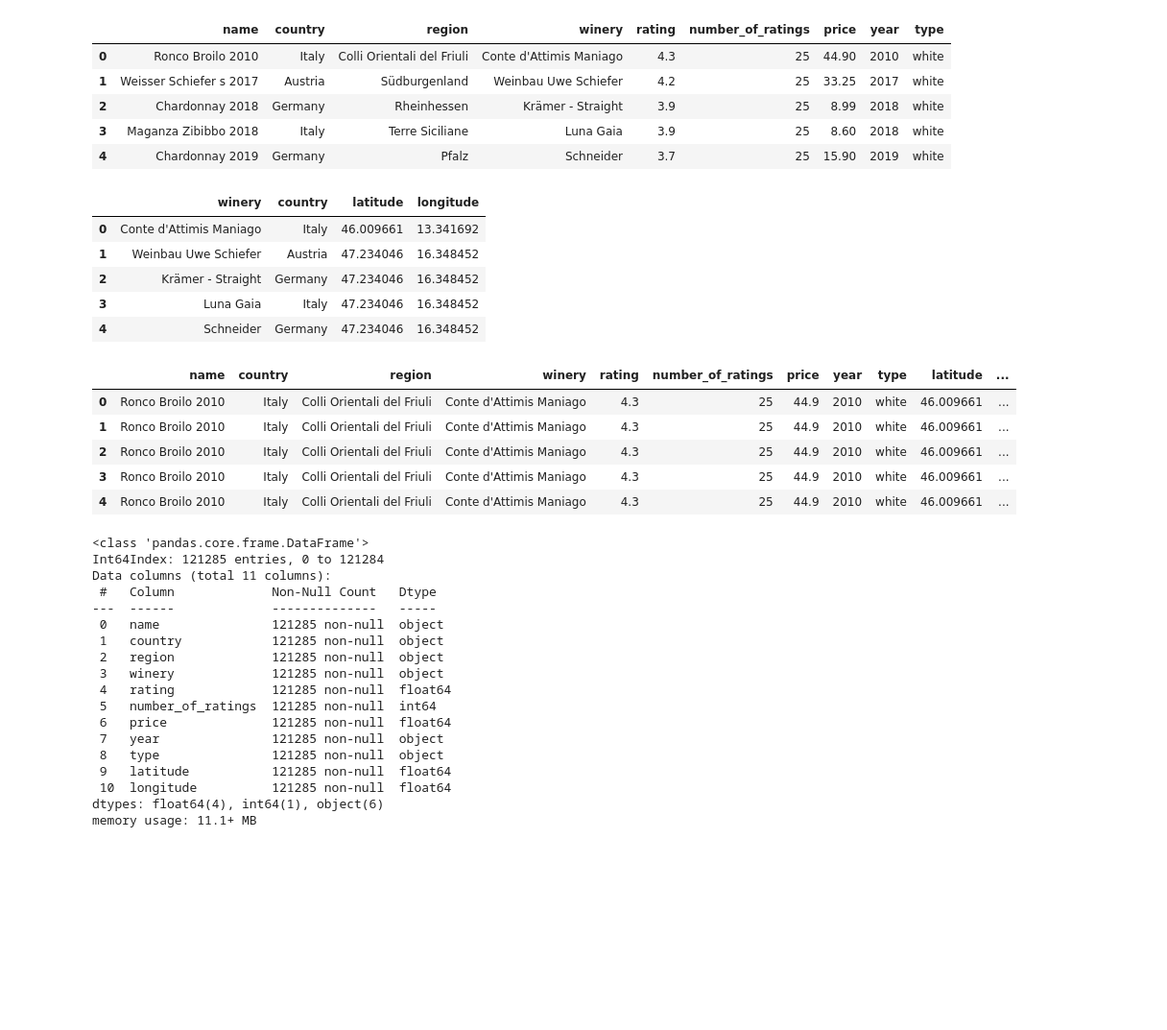
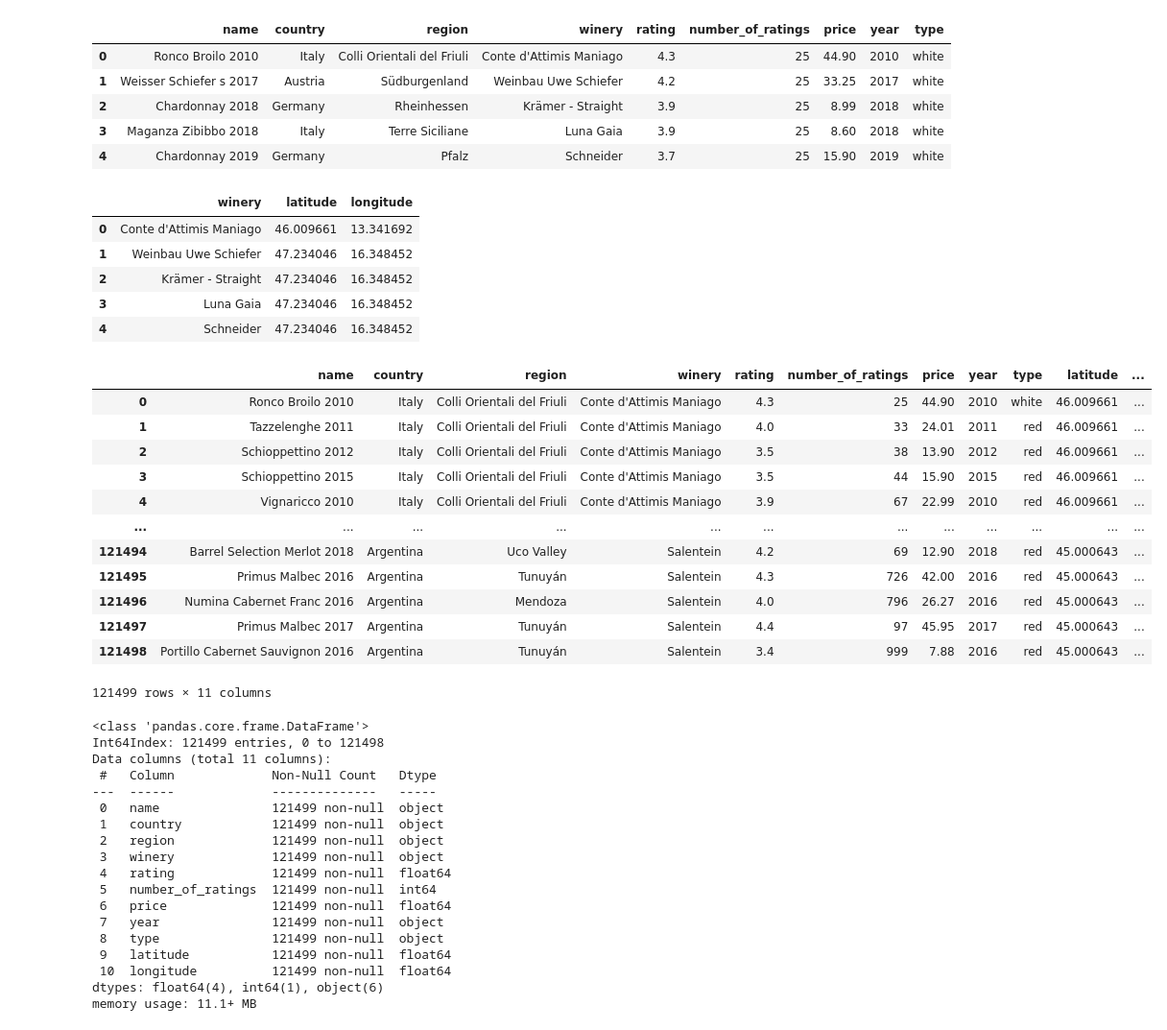
Before and after one commit to Shaunghnessy/Project4_WineQuality, a Jupyter notebook: Bee/combine_csvs.ipynb, the cells around one changed output. Shown: that part at 96% size. Saved outputs shown, nothing was run; the diff lists cells and outputs as text; code cells hidden in the pictures; blank space fills up the shorter version.

```diff
--- a/Bee/combine_csvs.ipynb
+++ b/Bee/combine_csvs.ipynb
@@ -108,43 +108,50 @@ df.head()
 | 3 | Maganza Zibibbo 2018 | Italy | Terre Siciliane | Luna Gaia | 3.9 | 25 | 8.60 | 2018 | white |
 | 4 | Chardonnay 2019 | Germany | Pfalz | Schneider | 3.7 | 25 | 15.90 | 2019 | white |
 # %%
-loc_df = loc_df.drop(columns="name")
+loc_df = loc_df.drop(columns=["name", "country"])
 loc_df.head()
 # %% [output]
-|  | winery | country | latitude | longitude |
-| 0 | Conte d'Attimis Maniago | Italy | 46.009661 | 13.341692 |
-| 1 | Weinbau Uwe Schiefer | Austria | 47.234046 | 16.348452 |
-| 2 | Krämer - Straight | Germany | 47.234046 | 16.348452 |
-| 3 | Luna Gaia | Italy | 47.234046 | 16.348452 |
-| 4 | Schneider | Germany | 47.234046 | 16.348452 |
+|  | winery | latitude | longitude |
+| 0 | Conte d'Attimis Maniago | 46.009661 | 13.341692 |
+| 1 | Weinbau Uwe Schiefer | 47.234046 | 16.348452 |
+| 2 | Krämer - Straight | 47.234046 | 16.348452 |
+| 3 | Luna Gaia | 47.234046 | 16.348452 |
+| 4 | Schneider | 47.234046 | 16.348452 |
 # %%
-new_df = pd.merge(df, loc_df, how="left", on=["winery", "country"])
-new_df.head()
+new_df = pd.merge(df, loc_df, how="right", on="winery")
+new_df
 # %% [output]
 |  | name | country | region | winery | rating | number_of_ratings | price | year | type | latitude | ... |
-| 0 | Ronco Broilo 2010 | Italy | Colli Orientali del Friuli | Conte d'Attimis Maniago | 4.3 | 25 | 44.9 | 2010 | white | 46.009661 | ... |
-| 1 | Ronco Broilo 2010 | Italy | Colli Orientali del Friuli | Conte d'Attimis Maniago | 4.3 | 25 | 44.9 | 2010 | white | 46.009661 | ... |
-| 2 | Ronco Broilo 2010 | Italy | Colli Orientali del Friuli | Conte d'Attimis Maniago | 4.3 | 25 | 44.9 | 2010 | white | 46.009661 | ... |
-| 3 | Ronco Broilo 2010 | Italy | Colli Orientali del Friuli | Conte d'Attimis Maniago | 4.3 | 25 | 44.9 | 2010 | white | 46.009661 | ... |
-| 4 | Ronco Broilo 2010 | Italy | Colli Orientali del Friuli | Conte d'Attimis Maniago | 4.3 | 25 | 44.9 | 2010 | white | 46.009661 | ... |
+| 0 | Ronco Broilo 2010 | Italy | Colli Orientali del Friuli | Conte d'Attimis Maniago | 4.3 | 25 | 44.90 | 2010 | white | 46.009661 | ... |
+| 1 | Tazzelenghe 2011 | Italy | Colli Orientali del Friuli | Conte d'Attimis Maniago | 4.0 | 33 | 24.01 | 2011 | red | 46.009661 | ... |
+| 2 | Schioppettino 2012 | Italy | Colli Orientali del Friuli | Conte d'Attimis Maniago | 3.5 | 38 | 13.90 | 2012 | red | 46.009661 | ... |
+| 3 | Schioppettino 2015 | Italy | Colli Orientali del Friuli | Conte d'Attimis Maniago | 3.5 | 44 | 15.90 | 2015 | red | 46.009661 | ... |
+| 4 | Vignaricco 2010 | Italy | Colli Orientali del Friuli | Conte d'Attimis Maniago | 3.9 | 67 | 22.99 | 2010 | red | 46.009661 | ... |
+| ... | ... | ... | ... | ... | ... | ... | ... | ... | ... | ... | ... |
+| 121494 | Barrel Selection Merlot 2018 | Argentina | Uco Valley | Salentein | 4.2 | 69 | 12.90 | 2018 | red | 45.000643 | ... |
+| 121495 | Primus Malbec 2016 | Argentina | Tunuyán | Salentein | 4.3 | 726 | 42.00 | 2016 | red | 45.000643 | ... |
+| 121496 | Numina Cabernet Franc 2016 | Argentina | Mendoza | Salentein | 4.0 | 796 | 26.27 | 2016 | red | 45.000643 | ... |
+| 121497 | Primus Malbec 2017 | Argentina | Tunuyán | Salentein | 4.4 | 97 | 45.95 | 2017 | red | 45.000643 | ... |
+| 121498 | Portillo Cabernet Sauvignon 2016 | Argentina | Tunuyán | Salentein | 3.4 | 999 | 7.88 | 2016 | red | 45.000643 | ... |
+121499 rows × 11 columns
 # %%
 new_df.info()
 # %% [output]
 <class 'pandas.core.frame.DataFrame'>
-Int64Index: 121285 entries, 0 to 121284
+Int64Index: 121499 entries, 0 to 121498
 Data columns (total 11 columns):
  #   Column             Non-Null Count   Dtype
 ---  ------             --------------   -----
- 0   name               121285 non-null  object
- 1   country            121285 non-null  object
- 2   region             121285 non-null  object
- 3   winery             121285 non-null  object
- 4   rating             121285 non-null  float64
- 5   number_of_ratings  121285 non-null  int64
- 6   price              121285 non-null  float64
- 7   year               121285 non-null  object
- 8   type               121285 non-null  object
- 9   latitude           121285 non-null  float64
- 10  longitude          121285 non-null  float64
+ 0   name               121499 non-null  object
+ 1   country            121499 non-null  object
+ 2   region             121499 non-null  object
+ 3   winery             121499 non-null  object
+ 4   rating             121499 non-null  float64
+ 5   number_of_ratings  121499 non-null  int64
+ 6   price              121499 non-null  float64
+ 7   year               121499 non-null  object
+ 8   type               121499 non-null  object
+ 9   latitude           121499 non-null  float64
+ 10  longitude          121499 non-null  float64
 dtypes: float64(4), int64(1), object(6)
 memory usage: 11.1+ MB
```
Also changed, not shown: 5 other files.
